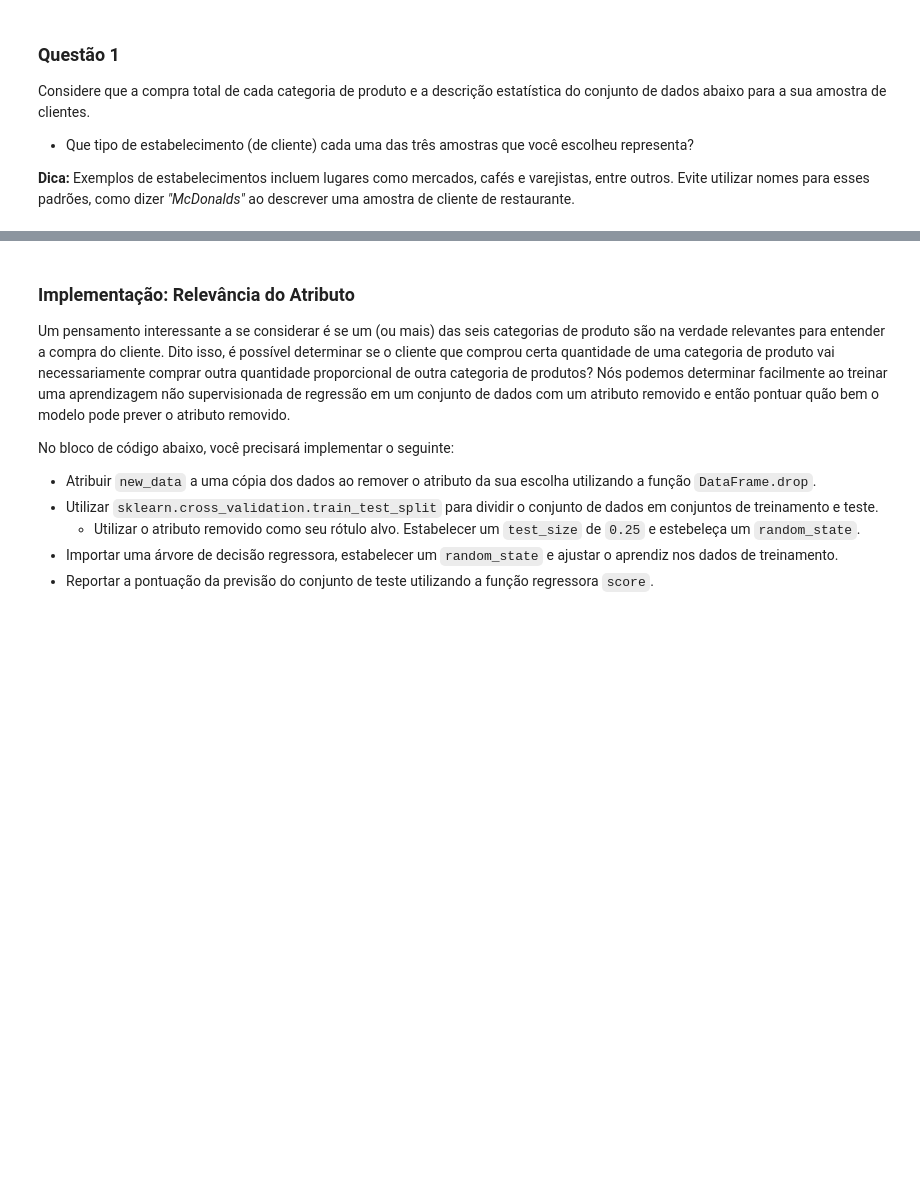
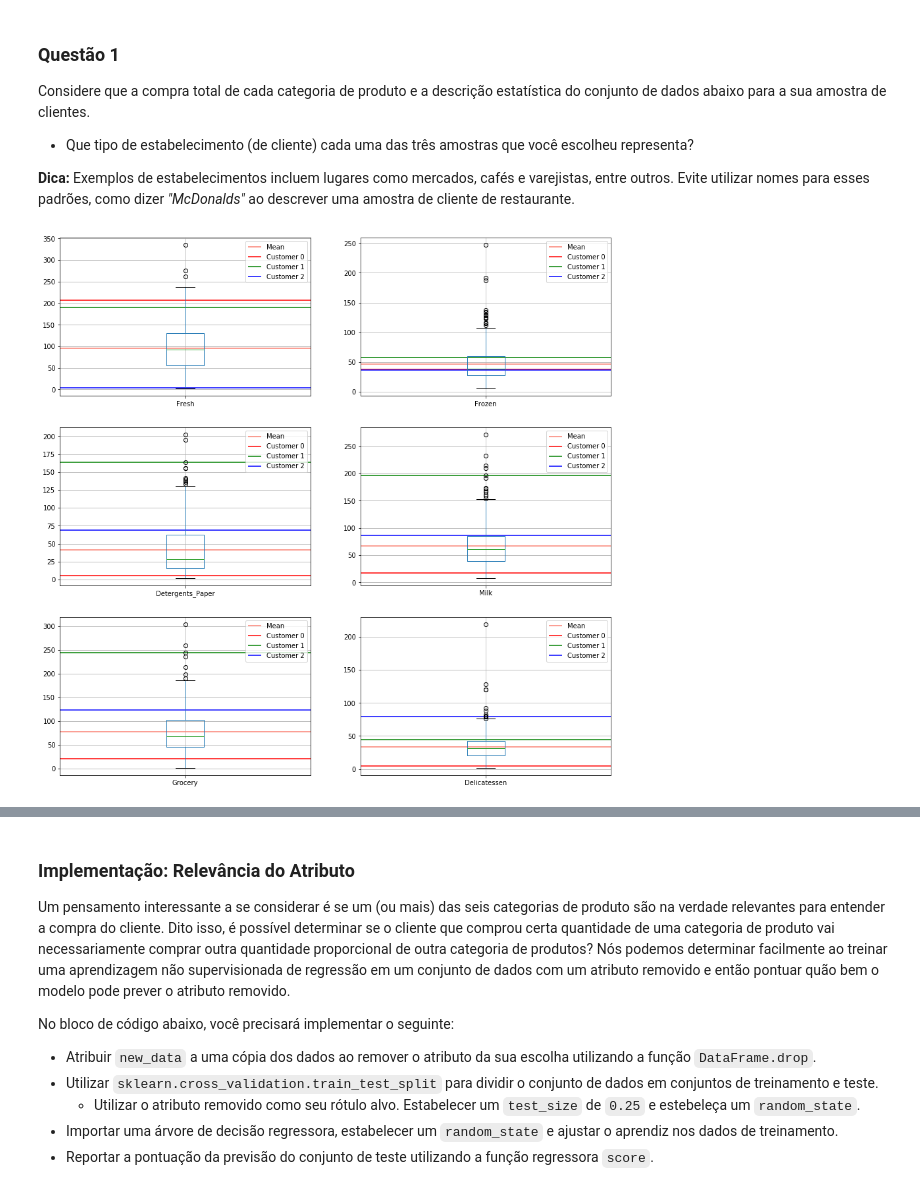
Before and after one commit to fertft1/MachineLearning, a Jupyter notebook: customer_segments/customer_segments_PT.ipynb, the cells around one changed output, grey strips where cells are left out. Cells and saved outputs as stored; diff of their text form; code cells hidden in the pictures; blank space fills up the shorter version.

```diff
--- a/customer_segments/customer_segments_PT.ipynb
+++ b/customer_segments/customer_segments_PT.ipynb
@@ -79,5 +79,28 @@ Considere que a compra total de cada categoria de produto e a descrição estat
  - Que tipo de estabelecimento (de cliente) cada uma das três amostras que você escolheu representa?
 
 **Dica:** Exemplos de estabelecimentos incluem lugares como mercados, cafés e varejistas, entre outros. Evite utilizar nomes para esses padrões, como dizer *"McDonalds"* ao descrever uma amostra de cliente de restaurante.
+# %%
+#Criando um boxplot para analisarmos a relação da amostra com os dataset
+aux = data.apply(np.sqrt)
+
+fig, axes = plt.subplots(nrows=3, ncols=2)
+fig.set_figheight(15)
+fig.set_figwidth(15)
+
+for ii, col in enumerate(data.columns):
+    gp = aux[[col]].boxplot(ax = axes[ii%3,ii%2])
+
+    #média
+    gp.hlines(aux[[col]].mean(),0,2,colors= ['salmon'], label='Mean')
+
+    gp.hlines(aux[[col]].loc[indices[0]],0,2,colors= ['red'], label='Customer 0')
+    gp.hlines(aux[[col]].loc[indices[1]],0,2,colors= ['green'], label='Customer 1')
+    gp.hlines(aux[[col]].loc[indices[2]],0,2,colors= ['blue'], label='Customer 2')
+
+    gp.legend()
+
+del aux
+# %% [output]
+[figure, added]
 # %% [markdown]
 **Resposta:** Comparando os 3 clientes podemos fazer as seguintes suposições:
```
Also changed, not shown: parts of 19 cells of this notebook, 1 other file.
